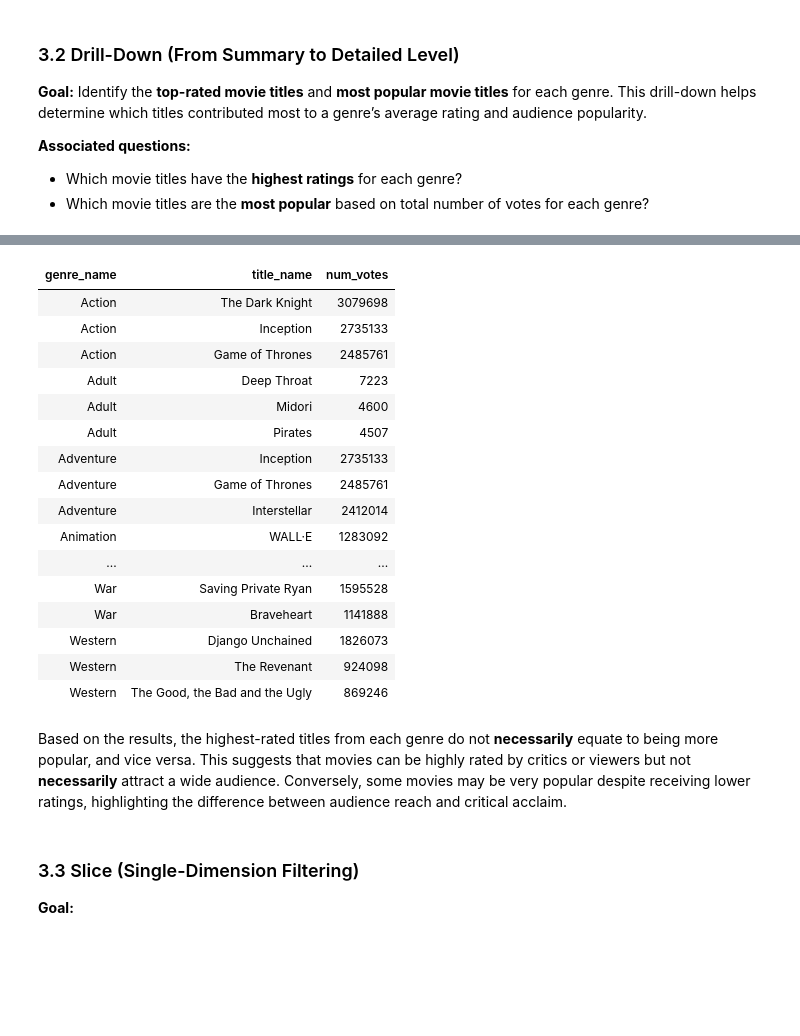
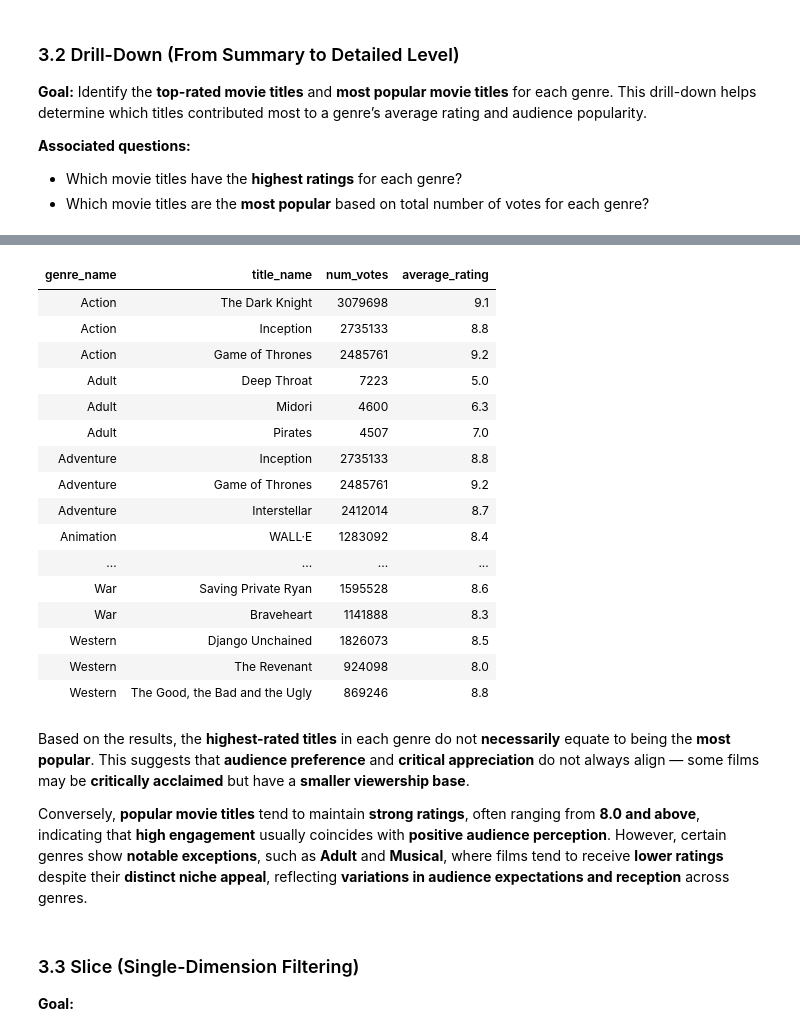
Before and after one commit to dredredre20/STADVDB-G12, a Jupyter notebook: mco_advdb.ipynb, the cells around one changed output, grey strips where cells are left out. Saved outputs shown, nothing was run; the diff lists cells and outputs as text; code cells hidden in the pictures; blank space fills up the shorter version.

```diff
--- a/mco_advdb.ipynb
+++ b/mco_advdb.ipynb
@@ -207,45 +210,49 @@ display_results(drill_down1_df)
 # %%
 # Top 3 most popular movie titles for each genre
 query = """
     WITH ranked_titles_by_popularity AS(
         SELECT  gd.genre_name,
                 td.title_name,
                 rf.num_votes,
-                ROW_NUMBER() OVER (PARTITION BY genre_name ORDER BY rf.num_votes DESC) AS title_ranking
+                ROW_NUMBER() OVER (PARTITION BY genre_name ORDER BY rf.num_votes DESC) AS title_ranking,
+                rf.average_rating
         FROM genre_dim gd
         JOIN title_genre_bridge tgb ON gd.genre_id = tgb.genre_id
         JOIN rating_fact rf ON tgb.title_id = rf.title_id
         JOIN title_dim td ON rf.title_id = td.title_id
     )
     SELECT  rtbp.genre_name,
             rtbp.title_name,
-            rtbp.num_votes
+            rtbp.num_votes,
+            rtbp.average_rating
     FROM ranked_titles_by_popularity rtbp
     WHERE title_ranking <= 3;
 """
 drill_down2_df = pd.read_sql_query(query, engine)
 
 display_results(drill_down2_df)
 # %% [output]
-| genre_name | title_name | num_votes |
-| Action | The Dark Knight | 3079698 |
-| Action | Inception | 2735133 |
-| Action | Game of Thrones | 2485761 |
-| Adult | Deep Throat | 7223 |
-| Adult | Midori | 4600 |
-| Adult | Pirates | 4507 |
-| Adventure | Inception | 2735133 |
-| Adventure | Game of Thrones | 2485761 |
-| Adventure | Interstellar | 2412014 |
-| Animation | WALL·E | 1283092 |
-| ... | ... | ... |
-| War | Saving Private Ryan | 1595528 |
-| War | Braveheart | 1141888 |
-| Western | Django Unchained | 1826073 |
-| Western | The Revenant | 924098 |
-| Western | The Good, the Bad and the Ugly | 869246 |
+| genre_name | title_name | num_votes | average_rating |
+| Action | The Dark Knight | 3079698 | 9.1 |
+| Action | Inception | 2735133 | 8.8 |
+| Action | Game of Thrones | 2485761 | 9.2 |
+| Adult | Deep Throat | 7223 | 5.0 |
+| Adult | Midori | 4600 | 6.3 |
+| Adult | Pirates | 4507 | 7.0 |
+| Adventure | Inception | 2735133 | 8.8 |
+| Adventure | Game of Thrones | 2485761 | 9.2 |
+| Adventure | Interstellar | 2412014 | 8.7 |
+| Animation | WALL·E | 1283092 | 8.4 |
+| ... | ... | ... | ... |
+| War | Saving Private Ryan | 1595528 | 8.6 |
+| War | Braveheart | 1141888 | 8.3 |
+| Western | Django Unchained | 1826073 | 8.5 |
+| Western | The Revenant | 924098 | 8.0 |
+| Western | The Good, the Bad and the Ugly | 869246 | 8.8 |
 # %% [markdown]
-Based on the results, the highest-rated titles from each genre do not **necessarily** equate to being more popular, and vice versa. This suggests that movies can be highly rated by critics or viewers but not **necessarily** attract a wide audience. Conversely, some movies may be very popular despite receiving lower ratings, highlighting the difference between audience reach and critical acclaim.
+Based on the results, the **highest-rated titles** in each genre do not **necessarily** equate to being the **most popular**. This suggests that **audience preference** and **critical appreciation** do not always align — some films may be **critically acclaimed** but have a **smaller viewership base**.
+
+Conversely, **popular movie titles** tend to maintain **strong ratings**, often ranging from **8.0 and above**, indicating that **high engagement** usually coincides with **positive audience perception**. However, certain genres show **notable exceptions**, such as **Adult** and **Musical**, where films tend to receive **lower ratings** despite their **distinct niche appeal**, reflecting **variations in audience expectations and reception** across genres.
 # %% [markdown]
 ### 3.3 Slice (Single-Dimension Filtering)
 
```
Also changed, not shown: parts of 1 cell of this notebook.
